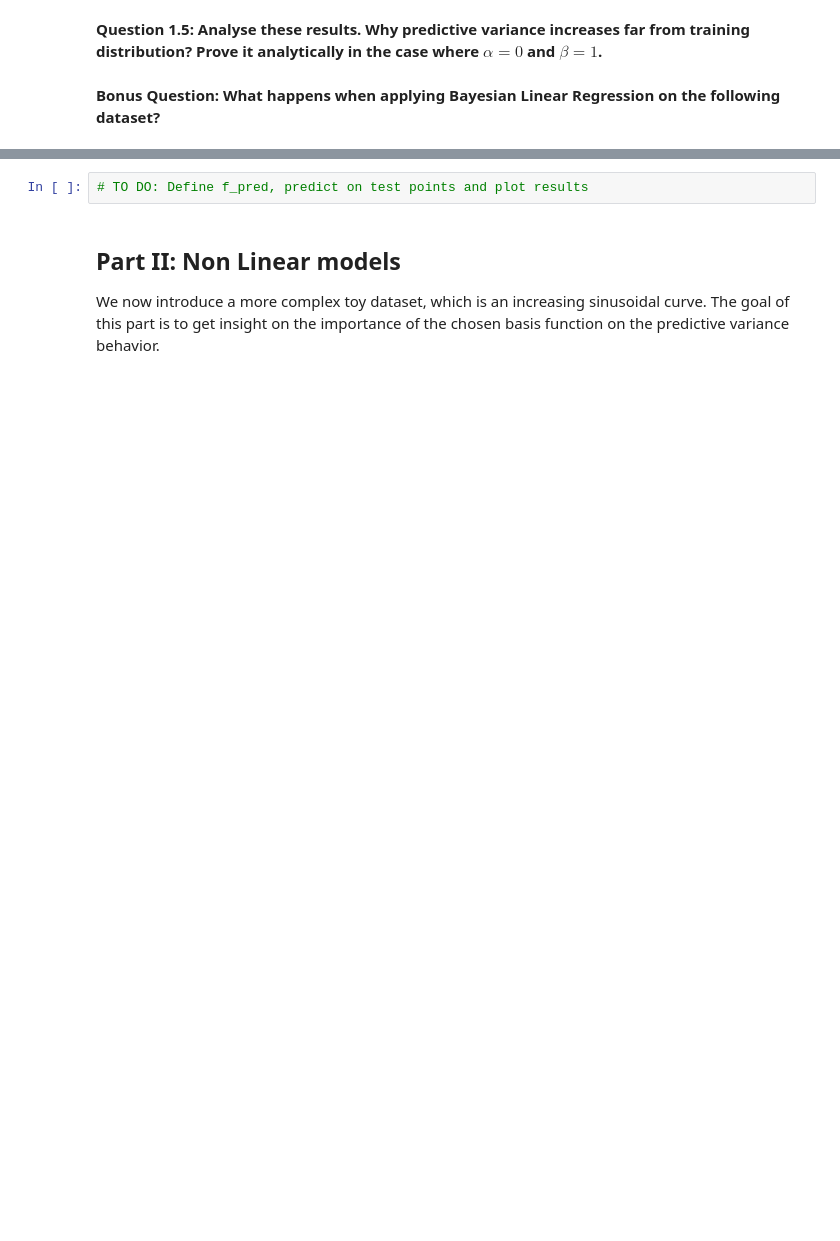
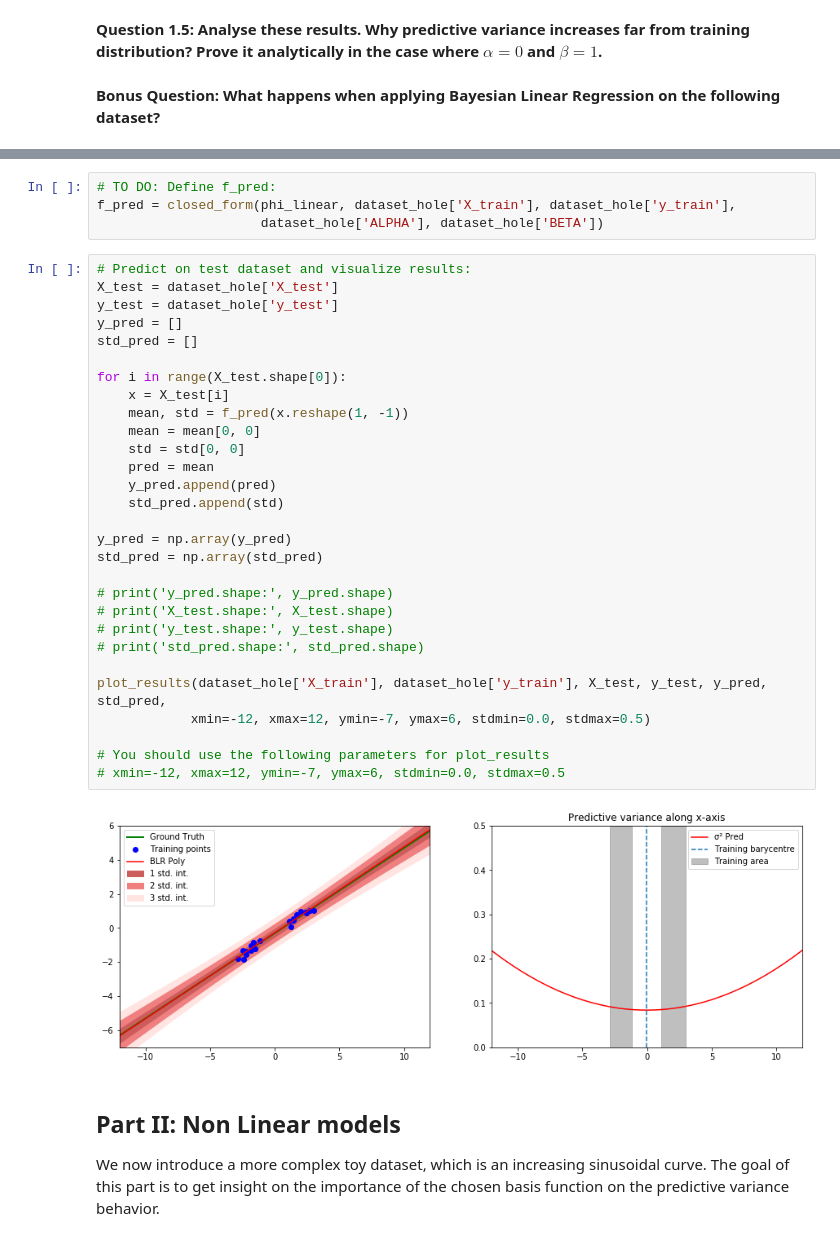
Before and after one commit to rogerlucena/rdfia, a Jupyter notebook: TDs/bloc-3/TP1_Bayesian_Linear_Regression.ipynb, the cells around one changed output, grey strips where cells are left out. Saved outputs shown, nothing was run; the diff lists cells and outputs as text; blank space fills up the shorter version.

```diff
--- a/TDs/bloc-3/TP1_Bayesian_Linear_Regression.ipynb
+++ b/TDs/bloc-3/TP1_Bayesian_Linear_Regression.ipynb
@@ -281,5 +297,38 @@ plt.show()
-# %%
-# TO DO: Define f_pred, predict on test points and plot results
+# %%
+# TO DO: Define f_pred:
+f_pred = closed_form(phi_linear, dataset_hole['X_train'], dataset_hole['y_train'],
+                     dataset_hole['ALPHA'], dataset_hole['BETA'])
+# %%
+# Predict on test dataset and visualize results:
+X_test = dataset_hole['X_test']
+y_test = dataset_hole['y_test']
+y_pred = []
+std_pred = []
+
+for i in range(X_test.shape[0]):
+    x = X_test[i]
+    mean, std = f_pred(x.reshape(1, -1))
+    mean = mean[0, 0]
+    std = std[0, 0]
+    pred = mean
+    y_pred.append(pred)
+    std_pred.append(std)
+
+y_pred = np.array(y_pred)
+std_pred = np.array(std_pred)
+
+# print('y_pred.shape:', y_pred.shape)
+# print('X_test.shape:', X_test.shape)
+# print('y_test.shape:', y_test.shape)
+# print('std_pred.shape:', std_pred.shape)
+
+plot_results(dataset_hole['X_train'], dataset_hole['y_train'], X_test, y_test, y_pred, std_pred,
+            xmin=-12, xmax=12, ymin=-7, ymax=6, stdmin=0.0, stdmax=0.5)
+
+# You should use the following parameters for plot_results
+# xmin=-12, xmax=12, ymin=-7, ymax=6, stdmin=0.0, stdmax=0.5
+# %% [output]
+[figure, added]
 # %% [markdown]
 ## Part II: Non Linear models
 
```
Also changed, not shown: parts of 16 cells of this notebook, 7 other files.
